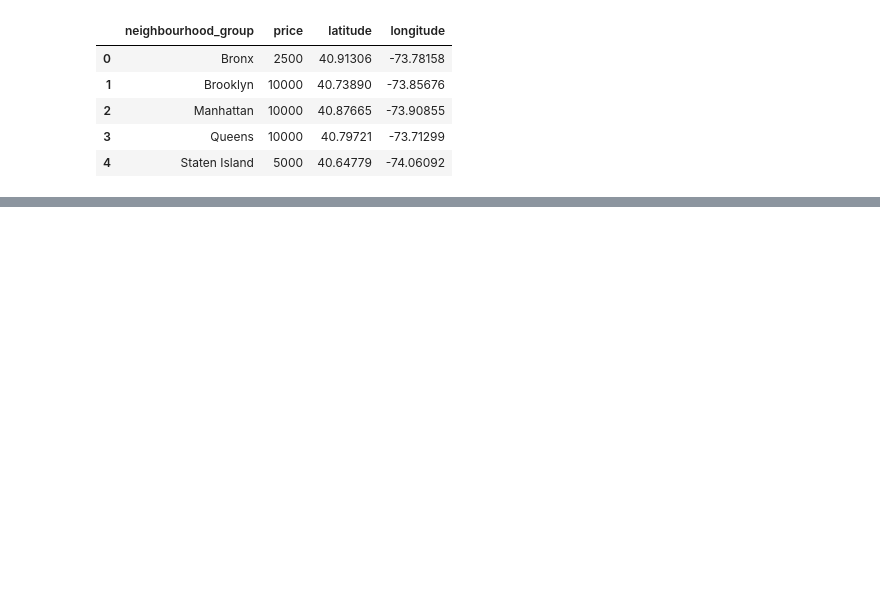
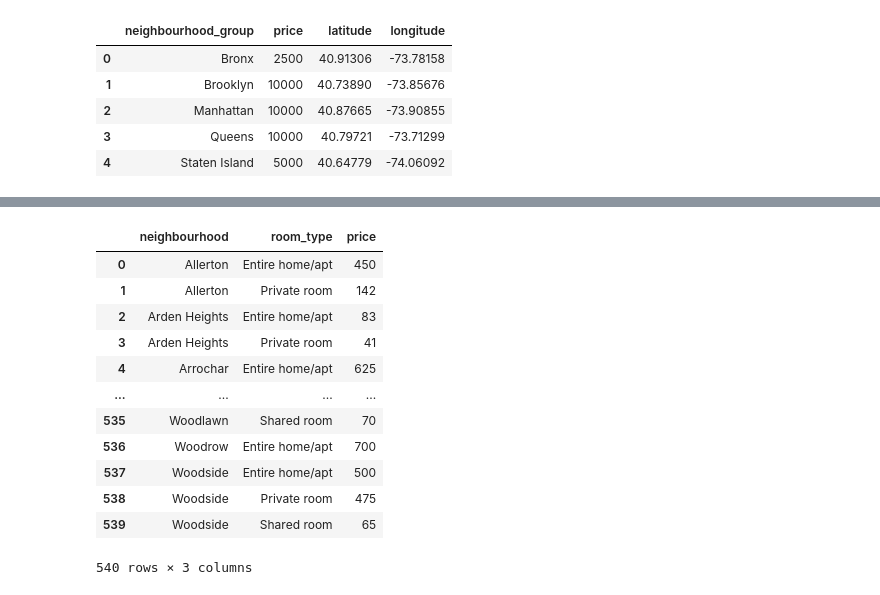
Before and after one commit to Gcango/Analise_da_BD_Imoveis_SOIMOVE, a Jupyter notebook: Analise_daBD_Imoveis.ipynb, the cells around one changed output, grey strips where cells are left out. Drawn from its saved outputs; the diff is of its cells as text; code cells hidden in the pictures; blank space fills up the shorter version.

```diff
--- a/Analise_daBD_Imoveis.ipynb
+++ b/Analise_daBD_Imoveis.ipynb
@@ -332,0 +375,18 @@ map
+# %%
+#u) - Qual é o maior valor do aluguel por bairro e por tipo de quarto?
+maior_alug_bairro_quarto = dados[['price','neighbourhood','room_type']].groupby(['neighbourhood','room_type']).max().reset_index()
+maior_alug_bairro_quarto
+# %% [output]
+|  | neighbourhood | room_type | price |
+| 0 | Allerton | Entire home/apt | 450 |
+| 1 | Allerton | Private room | 142 |
+| 2 | Arden Heights | Entire home/apt | 83 |
+| 3 | Arden Heights | Private room | 41 |
+| 4 | Arrochar | Entire home/apt | 625 |
+| ... | ... | ... | ... |
+| 535 | Woodlawn | Shared room | 70 |
+| 536 | Woodrow | Entire home/apt | 700 |
+| 537 | Woodside | Entire home/apt | 500 |
+| 538 | Woodside | Private room | 475 |
+| 539 | Woodside | Shared room | 65 |
+540 rows × 3 columns
```
Also changed, not shown: parts of 11 cells of this notebook.
